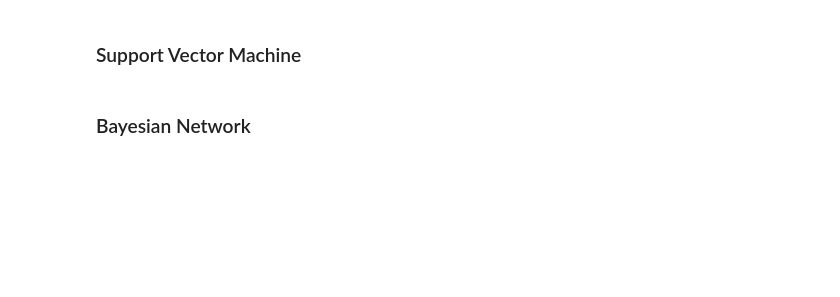
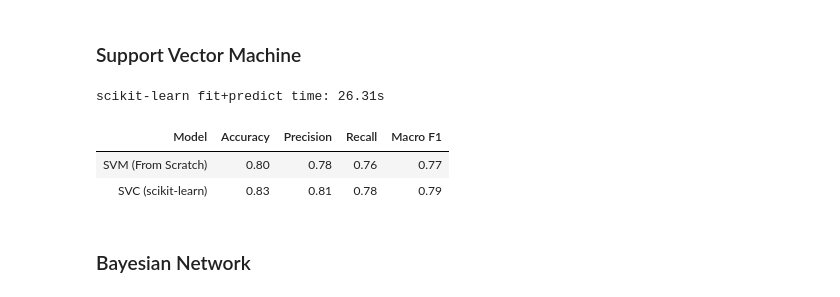
Before and after one commit to Vearance/IF3170_G10_prdlidialogkomAI, a Jupyter notebook: src/notebook.ipynb, the cells around one changed output. Saved outputs shown, nothing was run; the diff lists cells and outputs as text; code cells hidden in the pictures; blank space fills up the shorter version.

```diff
--- a/src/notebook.ipynb
+++ b/src/notebook.ipynb
@@ -1458,4 +1563,39 @@ This section compares each from-scratch model with its `scikit-learn` counterpar
 # %% [markdown]
 ### Support Vector Machine
+# %%
+import time
+from IPython.display import HTML, display
+from sklearn.metrics import accuracy_score, f1_score, precision_score, recall_score
+from sklearn.svm import SVC
+
+t0 = time.perf_counter()
+sk_model = SVC(C=1.0, kernel="rbf", gamma="scale", random_state=42)
+sk_model.fit(X_train_prep, y_tr_arr)
+sk_val_pred = sk_model.predict(X_val_prep)
+sk_time = time.perf_counter() - t0
+
+comp_df = pd.DataFrame([
+    {
+        "Model": "SVM (From Scratch)",
+        "Accuracy": round(float(accuracy_score(y_va_arr, svm_val_pred)), 4),
+        "Precision": round(float(precision_score(y_va_arr, svm_val_pred, average="macro", zero_division=0)), 4),
+        "Recall": round(float(recall_score(y_va_arr, svm_val_pred, average="macro", zero_division=0)), 4),
+        "Macro F1": round(float(f1_score(y_va_arr, svm_val_pred, average="macro", zero_division=0)), 4),
+    },
+    {
+        "Model": "SVC (scikit-learn)",
+        "Accuracy": round(float(accuracy_score(y_va_arr, sk_val_pred)), 4),
+        "Precision": round(float(precision_score(y_va_arr, sk_val_pred, average="macro", zero_division=0)), 4),
+        "Recall": round(float(recall_score(y_va_arr, sk_val_pred, average="macro", zero_division=0)), 4),
+        "Macro F1": round(float(f1_score(y_va_arr, sk_val_pred, average="macro", zero_division=0)), 4),
+    },
+])
+print(f"scikit-learn fit+predict time: {sk_time:.2f}s")
+display(HTML(comp_df.to_html(index=False)))
+# %% [output]
+scikit-learn fit+predict time: 26.31s
+| Model | Accuracy | Precision | Recall | Macro F1 |
+| SVM (From Scratch) | 0.80 | 0.78 | 0.76 | 0.77 |
+| SVC (scikit-learn) | 0.83 | 0.81 | 0.78 | 0.79 |
 # %% [markdown]
 ### Bayesian Network
```
Also changed, not shown: parts of 4 cells of this notebook.
